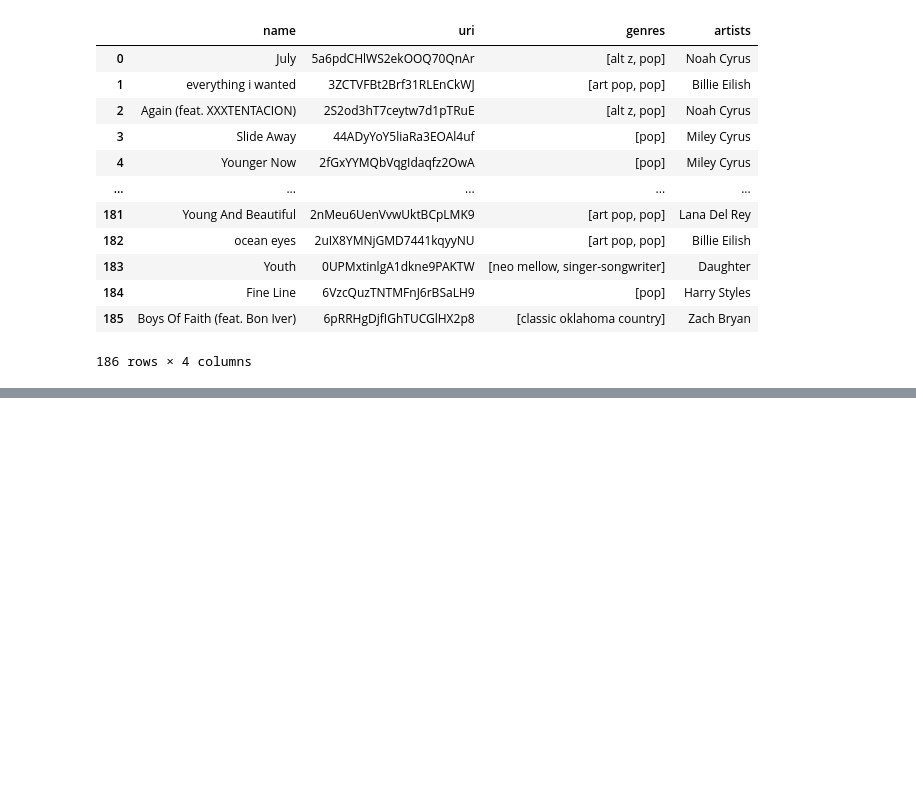
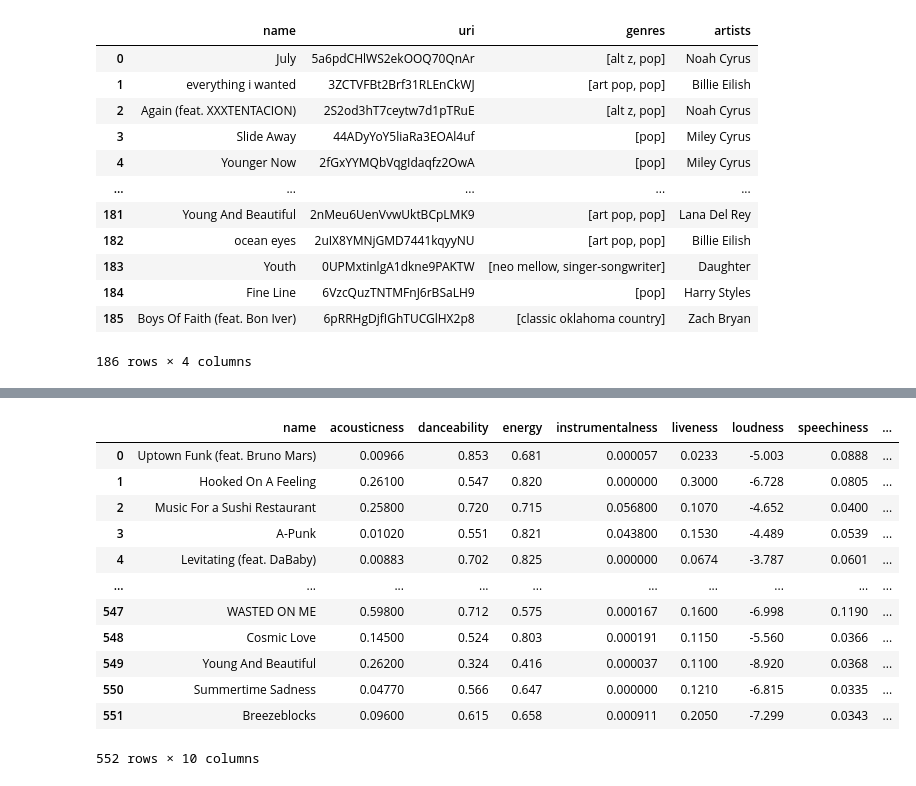
Before and after one commit to chriskontsis/AiTunes, a Jupyter notebook: Reccomender/SongRec.ipynb, the cells around one changed output, grey strips where cells are left out. Drawn from its saved outputs; the diff is of its cells as text; code cells hidden in the pictures; blank space fills up the shorter version.

```diff
--- a/Reccomender/SongRec.ipynb
+++ b/Reccomender/SongRec.ipynb
@@ -352,0 +366,18 @@ calm_df
+# %%
+
+happy_features = spotify_wrapper.getFeatures(happy_df)
+happy_features
+# %% [output]
+|  | name | acousticness | danceability | energy | instrumentalness | liveness | loudness | speechiness | ... |
+| 0 | Uptown Funk (feat. Bruno Mars) | 0.00966 | 0.853 | 0.681 | 0.000057 | 0.0233 | -5.003 | 0.0888 | ... |
+| 1 | Hooked On A Feeling | 0.26100 | 0.547 | 0.820 | 0.000000 | 0.3000 | -6.728 | 0.0805 | ... |
+| 2 | Music For a Sushi Restaurant | 0.25800 | 0.720 | 0.715 | 0.056800 | 0.1070 | -4.652 | 0.0400 | ... |
+| 3 | A-Punk | 0.01020 | 0.551 | 0.821 | 0.043800 | 0.1530 | -4.489 | 0.0539 | ... |
+| 4 | Levitating (feat. DaBaby) | 0.00883 | 0.702 | 0.825 | 0.000000 | 0.0674 | -3.787 | 0.0601 | ... |
+| ... | ... | ... | ... | ... | ... | ... | ... | ... | ... |
+| 547 | WASTED ON ME | 0.59800 | 0.712 | 0.575 | 0.000167 | 0.1600 | -6.998 | 0.1190 | ... |
+| 548 | Cosmic Love | 0.14500 | 0.524 | 0.803 | 0.000191 | 0.1150 | -5.560 | 0.0366 | ... |
+| 549 | Young And Beautiful | 0.26200 | 0.324 | 0.416 | 0.000037 | 0.1100 | -8.920 | 0.0368 | ... |
+| 550 | Summertime Sadness | 0.04770 | 0.566 | 0.647 | 0.000000 | 0.1210 | -6.815 | 0.0335 | ... |
+| 551 | Breezeblocks | 0.09600 | 0.615 | 0.658 | 0.000911 | 0.2050 | -7.299 | 0.0343 | ... |
+552 rows × 10 columns
```
Also changed, not shown: parts of 21 cells of this notebook, 2 other files.
